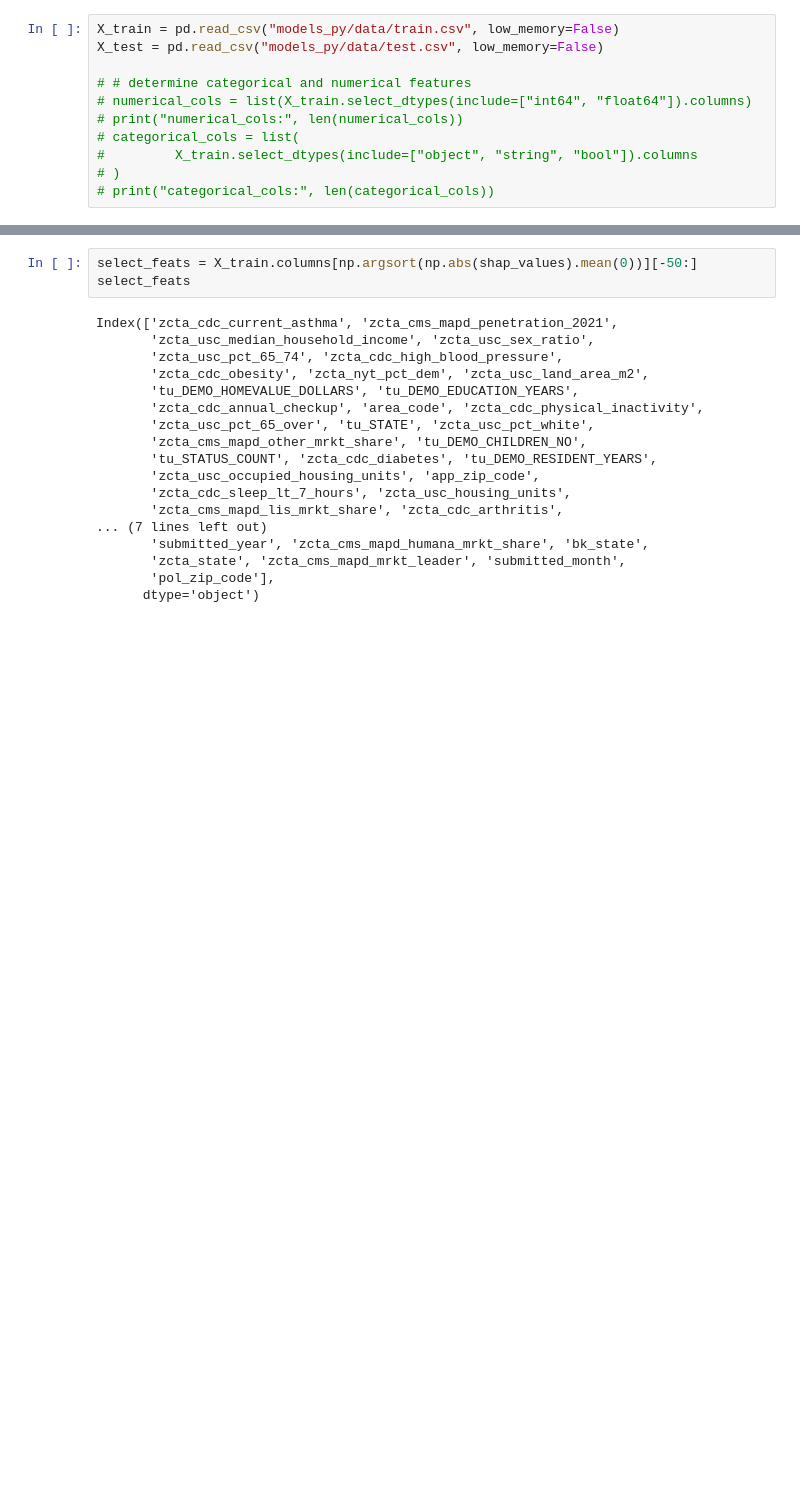
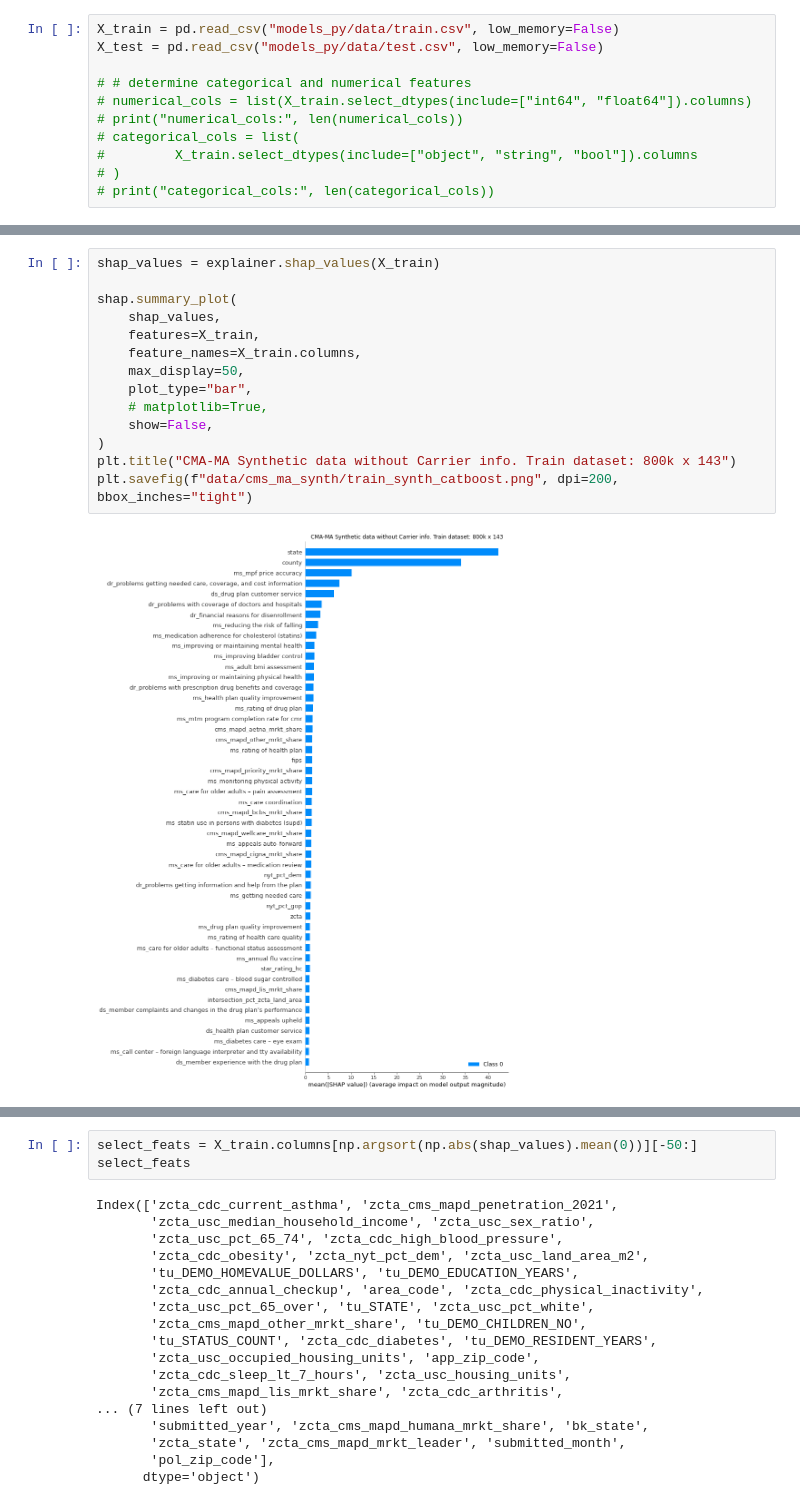
Before and after one commit to jawhar-healthcare/MedicareAdvantage_Pre_Conversion_LTV, a Jupyter notebook: model_dev.ipynb, the cells around one changed output, grey strips where cells are left out. Cells and saved outputs as stored; diff of their text form; blank space fills up the shorter version.

```diff
--- a/model_dev.ipynb
+++ b/model_dev.ipynb
@@ -379,0 +375,16 @@ shap.summary_plot(
+# %%
+shap_values = explainer.shap_values(X_train)
+
+shap.summary_plot(
+    shap_values,
+    features=X_train,
+    feature_names=X_train.columns,
+    max_display=50,
+    plot_type="bar",
+    # matplotlib=True,
+    show=False,
+)
+plt.title("CMA-MA Synthetic data without Carrier info. Train dataset: 800k x 143")
+plt.savefig(f"data/cms_ma_synth/train_synth_catboost.png", dpi=200, bbox_inches="tight")
+# %% [output]
+[figure, added]
```
Also changed, not shown: parts of 80 cells of this notebook, 2 other files.
